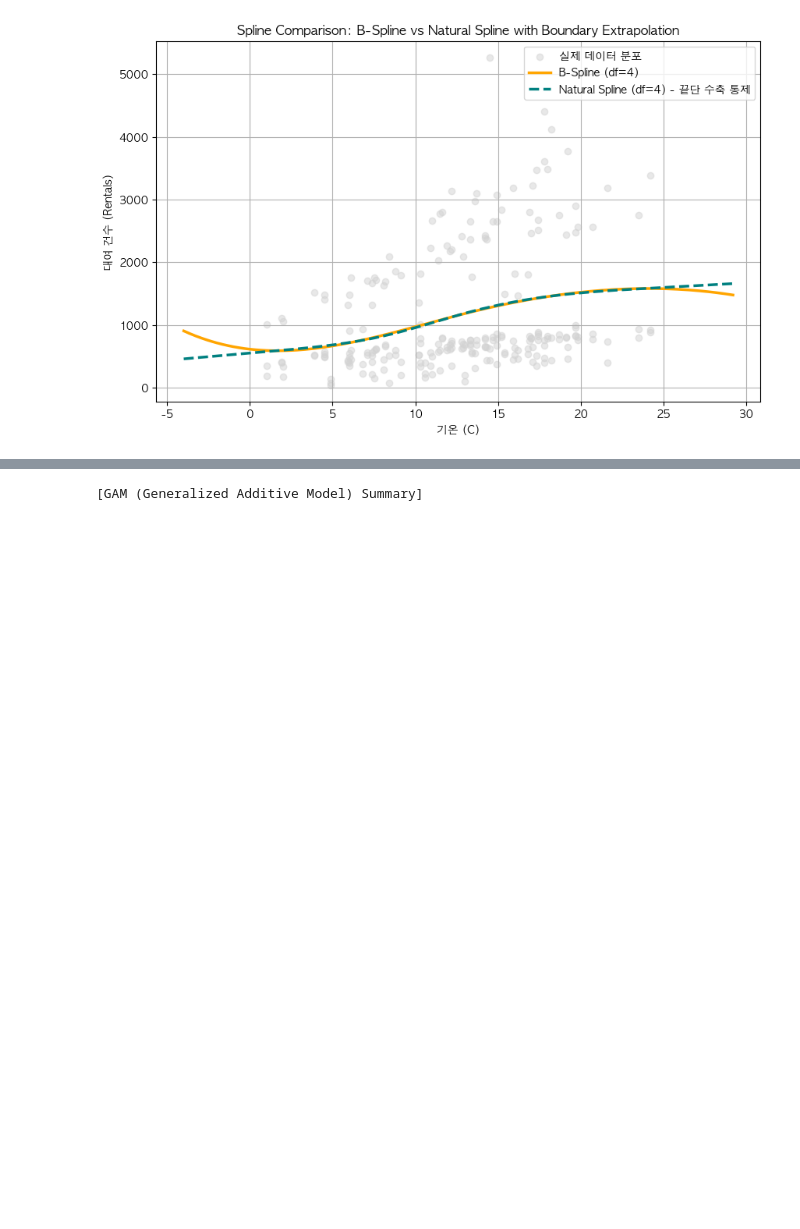
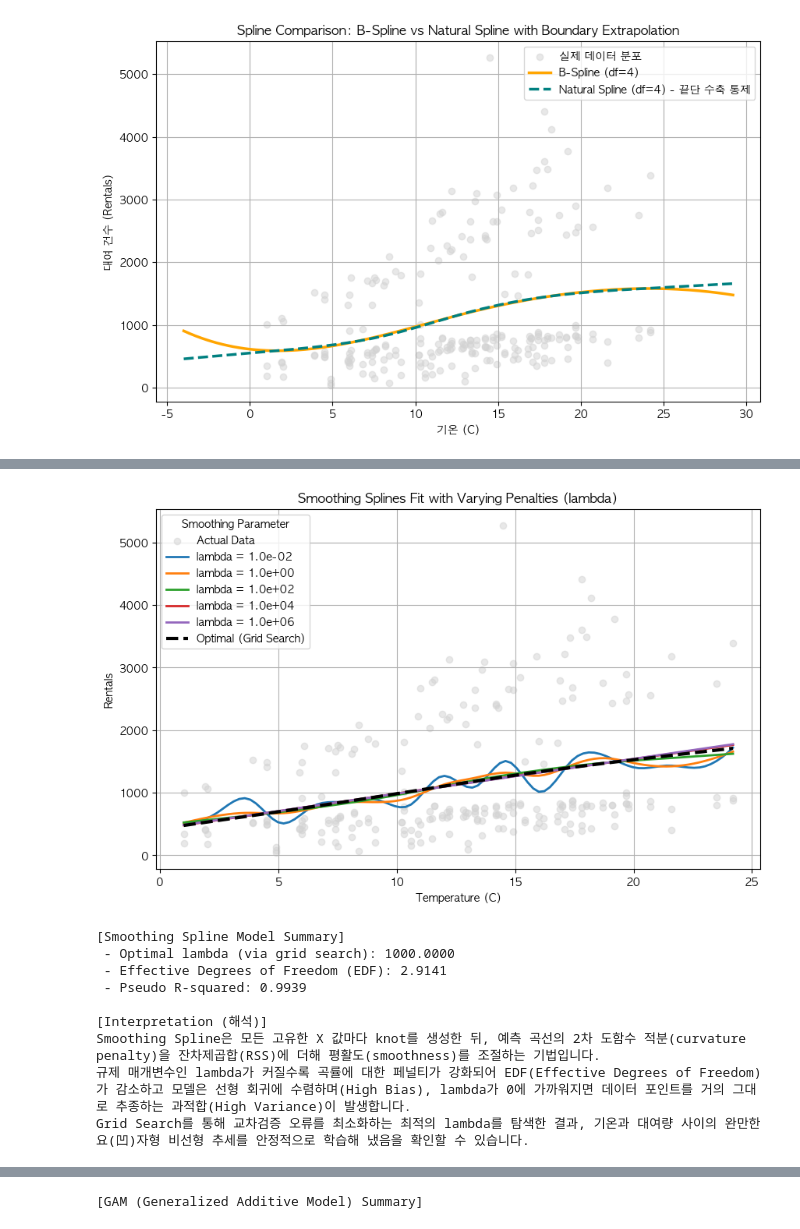
Before and after one commit to todayoneul/ddarungyee, a Jupyter notebook: 22100757_term_project.ipynb, the cells around one changed output, grey strips where cells are left out. Drawn from its saved outputs; the diff is of its cells as text; code cells hidden in the pictures; blank space fills up the shorter version.

```diff
--- a/22100757_term_project.ipynb
+++ b/22100757_term_project.ipynb
@@ -1369,0 +1554,59 @@ plt.show()
+# %%
+# [참조 실습 파일: ch07_lab_nonlin_t01.html]
+# pygam.LinearGAM을 이용한 기온의 Smoothing Spline 모델링 및 최적 규제 계수 lambda 탐색
+# 13-3. Smoothing Splines
+from pygam import LinearGAM, s as s_gam
+
+X_temp = np.asarray(daily_df['temp']).reshape((-1, 1))
+y_temp = daily_df['rentals']
+
+# 1) 다양한 lambda 값에 따른 Smoothing Spline 적합선 비교
+lams = np.logspace(-2, 6, 5)
+grid_temp = np.linspace(daily_df['temp'].min(), daily_df['temp'].max(), 100).reshape((-1, 1))
+
+plt.figure(figsize=(10, 6))
+plt.scatter(daily_df['temp'], y_temp, color='lightgray', alpha=0.5, label='Actual Data')
+
+for lam in lams:
+    gam = LinearGAM(s_gam(0, lam=lam)).fit(X_temp, y_temp)
+    plt.plot(grid_temp, gam.predict(grid_temp), label=f'lambda = {lam:.1e}', linewidth=2)
+
+# 2) Grid Search를 통한 최적 lambda 탐색 및 적합
+gam_opt = LinearGAM(s_gam(0)).gridsearch(X_temp, y_temp, progress=False)
+plt.plot(grid_temp, gam_opt.predict(grid_temp), color='black', linestyle='--', linewidth=3, label='Optimal (Grid Search)')
+
+plt.title('Smoothing Splines Fit with Varying Penalties (lambda)')
+plt.xlabel('Temperature (C)')
+plt.ylabel('Rentals')
+plt.legend(title='Smoothing Parameter')
+plt.grid(True)
+plt.show()
+
+# 최적 lambda 및 요약 출력
+stats = gam_opt.statistics_
+edf = stats.get('edof', np.nan)
+pseudo_r2 = stats.get('pseudo_r2', np.nan)
+if isinstance(pseudo_r2, dict):
+    pseudo_r2 = pseudo_r2.get('McFadden', np.nan)
+
+print(f"[Smoothing Spline Model Summary]")
+opt_lam = gam_opt.terms[0].lam[0] if isinstance(gam_opt.terms[0].lam, list) else gam_opt.terms[0].lam
+print(f" - Optimal lambda (via grid search): {opt_lam:.4f}")
+print(f" - Effective Degrees of Freedom (EDF): {edf:.4f}")
+print(f" - Pseudo R-squared: {pseudo_r2:.4f}")
+
+print("\n[Interpretation (해석)]")
+print("Smoothing Spline은 모든 고유한 X 값마다 knot를 생성한 뒤, 예측 곡선의 2차 도함수 적분(curvature penalty)을 잔차제곱합(RSS)에 더해 평활도(smoothness)를 조절하는 기법입니다.")
+print("규제 매개변수인 lambda가 커질수록 곡률에 대한 페널티가 강화되어 EDF(Effective Degrees of Freedom)가 감소하고 모델은 선형 회귀에 수렴하며(High Bias), lambda가 0에 가까워지면 데이터 포인트를 거의 그대로 추종하는 과적합(High Variance)이 발생합니다.")
+print("Grid Search를 통해 교차검증 오류를 최소화하는 최적의 lambda를 탐색한 결과, 기온과 대여량 사이의 완만한 요(凹)자형 비선형 추세를 안정적으로 학습해 냈음을 확인할 수 있습니다.")
+# %% [output]
+[figure, added]
+[Smoothing Spline Model Summary]
+ - Optimal lambda (via grid search): 1000.0000
+ - Effective Degrees of Freedom (EDF): 2.9141
+ - Pseudo R-squared: 0.9939
+
+[Interpretation (해석)]
+Smoothing Spline은 모든 고유한 X 값마다 knot를 생성한 뒤, 예측 곡선의 2차 도함수 적분(curvature penalty)을 잔차제곱합(RSS)에 더해 평활도(smoothness)를 조절하는 기법입니다.
+규제 매개변수인 lambda가 커질수록 곡률에 대한 페널티가 강화되어 EDF(Effective Degrees of Freedom)가 감소하고 모델은 선형 회귀에 수렴하며(High Bias), lambda가 0에 가까워지면 데이터 포인트를 거의 그대로 추종하는 과적합(High Variance)이 발생합니다.
+Grid Search를 통해 교차검증 오류를 최소화하는 최적의 lambda를 탐색한 결과, 기온과 대여량 사이의 완만한 요(凹)자형 비선형 추세를 안정적으로 학습해 냈음을 확인할 수 있습니다.
```
Also changed, not shown: parts of 11 cells of this notebook, 1 other file.
